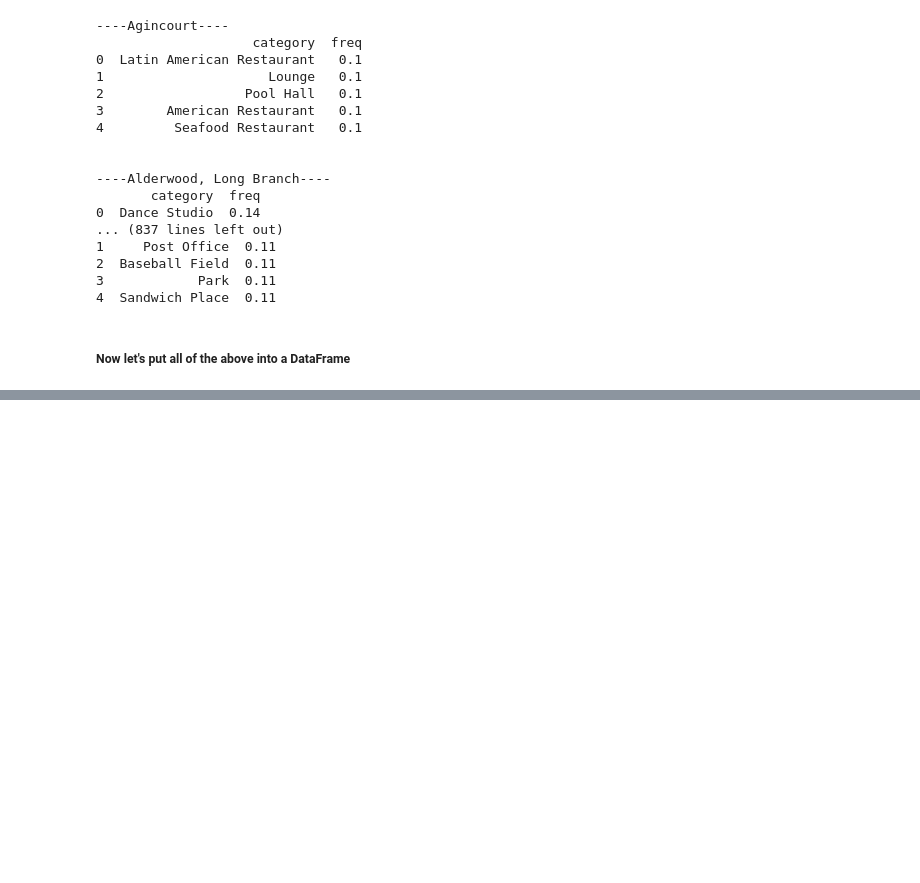
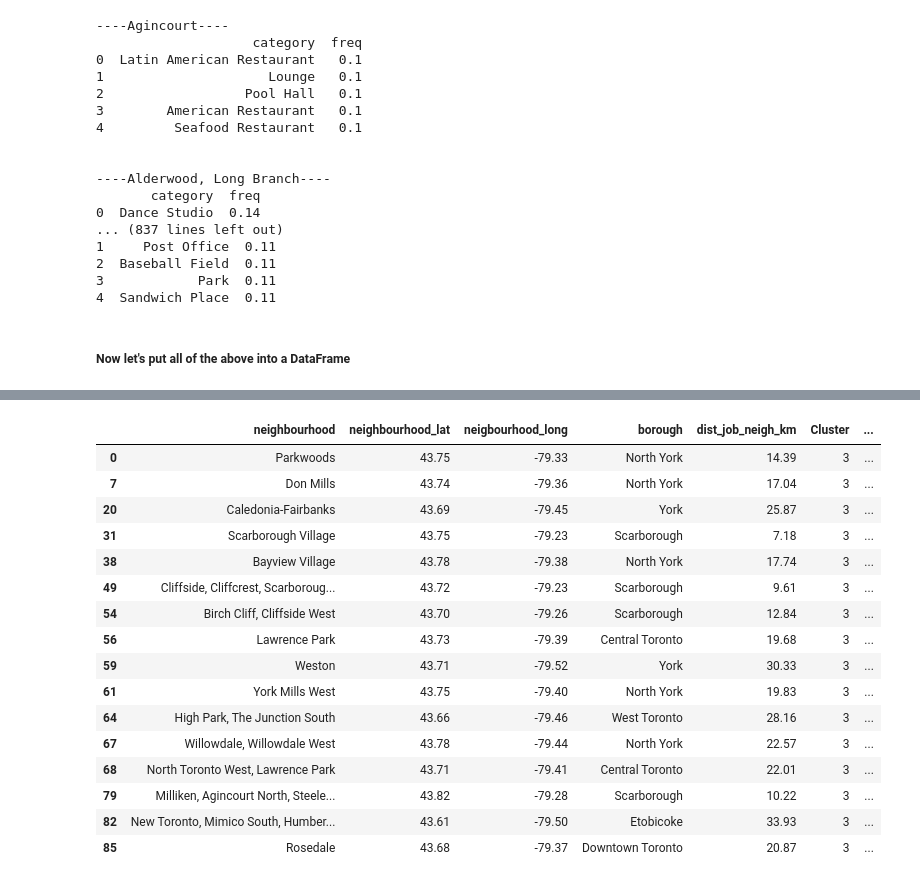
Before and after one commit to ftarantuviez/Toronto-Neighbourhood-Battle, a Jupyter notebook: project_toronto/EDA_notebooks/main.ipynb, the cells around one changed output, grey strips where cells are left out. Saved outputs shown, nothing was run; the diff lists cells and outputs as text; code cells hidden in the pictures; blank space fills up the shorter version.

```diff
--- a/project_toronto/EDA_notebooks/main.ipynb
+++ b/project_toronto/EDA_notebooks/main.ipynb
@@ -270,0 +339,11 @@ top_venues.head()
+# %%
+labels_kmeans = gs_kmeans.best_estimator_.fit(neighbourhoods_groupped_clustering).labels_
+top_venues.drop("Cluster", axis=1, inplace=True)
+top_venues.insert(0, "Cluster", labels_kmeans)
+# %%
+df_merged = df[["neighbourhood",
+                "neighbourhood_lat",
+                "neigbourhood_long",
+                "borough",
+                "dist_job_neigh_km"]].drop_duplicates(subset=["neighbourhood"]).reset_index(drop=True)
+df_merged = df_merged.join(top_venues.set_index('Neighborhood'), on="neighbourhood")
@@ -270,0 +376,20 @@ top_venues.head()
+# %%
+df_merged[df_merged["Cluster"] == 3]
+# %% [output]
+|  | neighbourhood | neighbourhood_lat | neigbourhood_long | borough | dist_job_neigh_km | Cluster | ... |
+| 0 | Parkwoods | 43.75 | -79.33 | North York | 14.39 | 3 | ... |
+| 7 | Don Mills | 43.74 | -79.36 | North York | 17.04 | 3 | ... |
+| 20 | Caledonia-Fairbanks | 43.69 | -79.45 | York | 25.87 | 3 | ... |
+| 31 | Scarborough Village | 43.75 | -79.23 | Scarborough | 7.18 | 3 | ... |
+| 38 | Bayview Village | 43.78 | -79.38 | North York | 17.74 | 3 | ... |
+| 49 | Cliffside, Cliffcrest, Scarboroug... | 43.72 | -79.23 | Scarborough | 9.61 | 3 | ... |
+| 54 | Birch Cliff, Cliffside West | 43.70 | -79.26 | Scarborough | 12.84 | 3 | ... |
+| 56 | Lawrence Park | 43.73 | -79.39 | Central Toronto | 19.68 | 3 | ... |
+| 59 | Weston | 43.71 | -79.52 | York | 30.33 | 3 | ... |
+| 61 | York Mills West | 43.75 | -79.40 | North York | 19.83 | 3 | ... |
+| 64 | High Park, The Junction South | 43.66 | -79.46 | West Toronto | 28.16 | 3 | ... |
+| 67 | Willowdale, Willowdale West | 43.78 | -79.44 | North York | 22.57 | 3 | ... |
+| 68 | North Toronto West, Lawrence Park | 43.71 | -79.41 | Central Toronto | 22.01 | 3 | ... |
+| 79 | Milliken, Agincourt North, Steele... | 43.82 | -79.28 | Scarborough | 10.22 | 3 | ... |
+| 82 | New Toronto, Mimico South, Humber... | 43.61 | -79.50 | Etobicoke | 33.93 | 3 | ... |
+| 85 | Rosedale | 43.68 | -79.37 | Downtown Toronto | 20.87 | 3 | ... |
```
Also changed, not shown: parts of 12 cells of this notebook.
